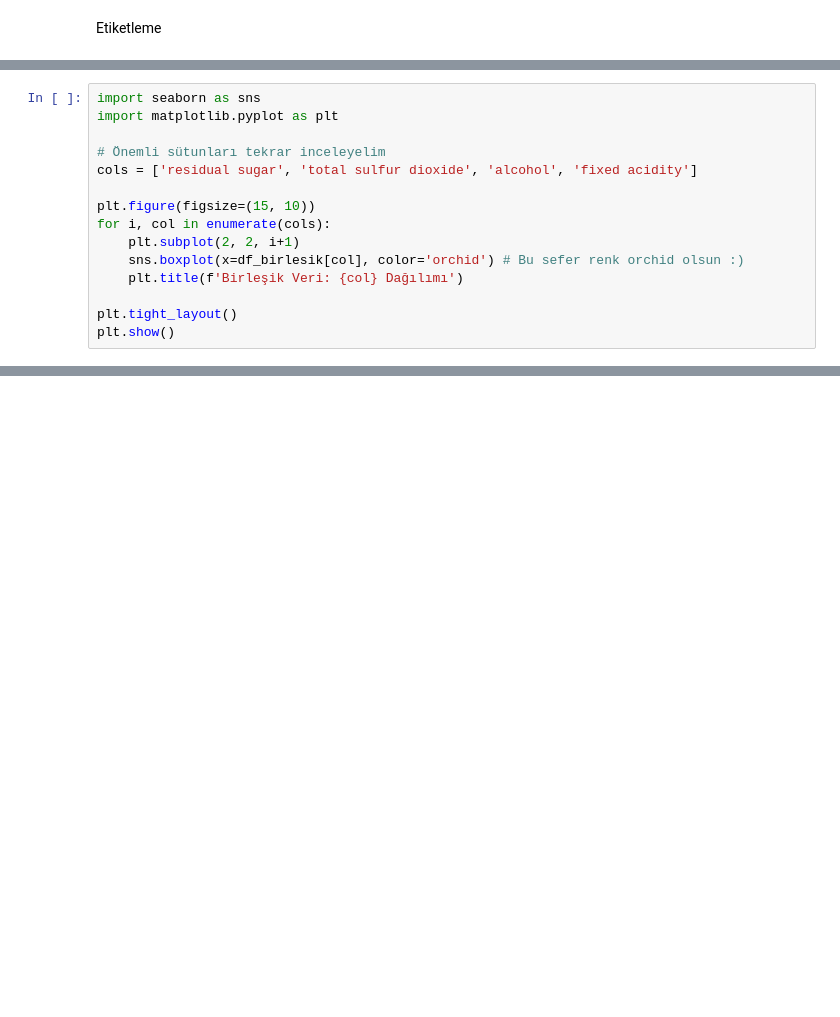
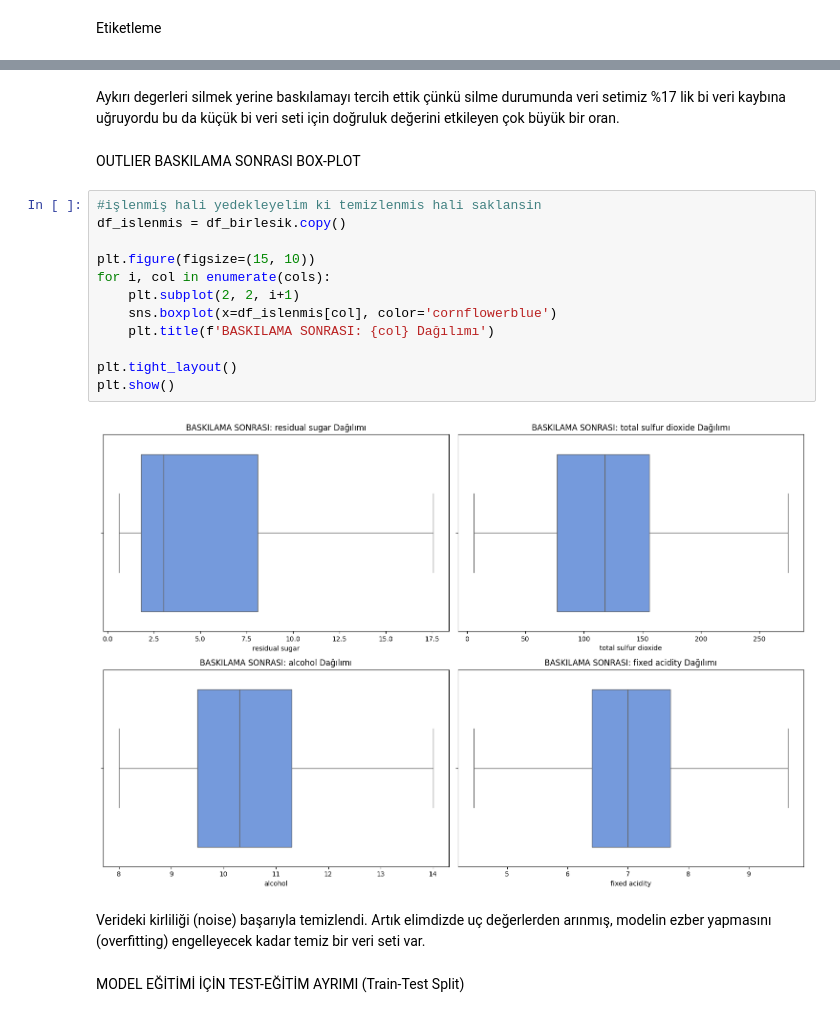
Before and after one commit to sudeozby/Wine-Quality-Classification, a Jupyter notebook: Wine_Quality_Analysis_Colab.ipynb, the cells around one changed output, grey strips where cells are left out. Saved outputs shown, nothing was run; the diff lists cells and outputs as text; blank space fills up the shorter version.

```diff
--- a/Wine_Quality_Analysis_Colab.ipynb
+++ b/Wine_Quality_Analysis_Colab.ipynb
@@ -130,15 +90,0 @@ Atkırı deger analizi
-# %%
-import seaborn as sns
-import matplotlib.pyplot as plt
-
-# Önemli sütunları tekrar inceleyelim
-cols = ['residual sugar', 'total sulfur dioxide', 'alcohol', 'fixed acidity']
-
-plt.figure(figsize=(15, 10))
-for i, col in enumerate(cols):
-    plt.subplot(2, 2, i+1)
-    sns.boxplot(x=df_birlesik[col], color='orchid') # Bu sefer renk orchid olsun :)
-    plt.title(f'Birleşik Veri: {col} Dağılımı')
-
-plt.tight_layout()
-plt.show()
@@ -253,0 +167,22 @@ EDA (VERİ ANALİZ KISMI)
+# %% [markdown]
+Aykırı degerleri silmek yerine baskılamayı tercih ettik çünkü silme durumunda veri setimiz %17 lik bi veri kaybına uğruyordu bu da küçük bi veri seti için doğruluk değerini etkileyen çok büyük bir oran.
+# %% [markdown]
+OUTLIER BASKILAMA SONRASI BOX-PLOT
+# %%
+#işlenmiş hali yedekleyelim ki temizlenmis hali saklansin
+df_islenmis = df_birlesik.copy()
+
+plt.figure(figsize=(15, 10))
+for i, col in enumerate(cols):
+    plt.subplot(2, 2, i+1)
+    sns.boxplot(x=df_islenmis[col], color='cornflowerblue')
+    plt.title(f'BASKILAMA SONRASI: {col} Dağılımı')
+
+plt.tight_layout()
+plt.show()
+# %% [output]
+[figure, added]
+# %% [markdown]
+Verideki kirliliği (noise) başarıyla temizlendi. Artık elimdizde uç değerlerden arınmış, modelin ezber yapmasını (overfitting) engelleyecek kadar temiz bir veri seti var.
+# %% [markdown]
+MODEL EĞİTİMİ İÇİN TEST-EĞİTİM AYRIMI   (Train-Test Split)
```
Also changed, not shown: parts of 120 cells of this notebook.
